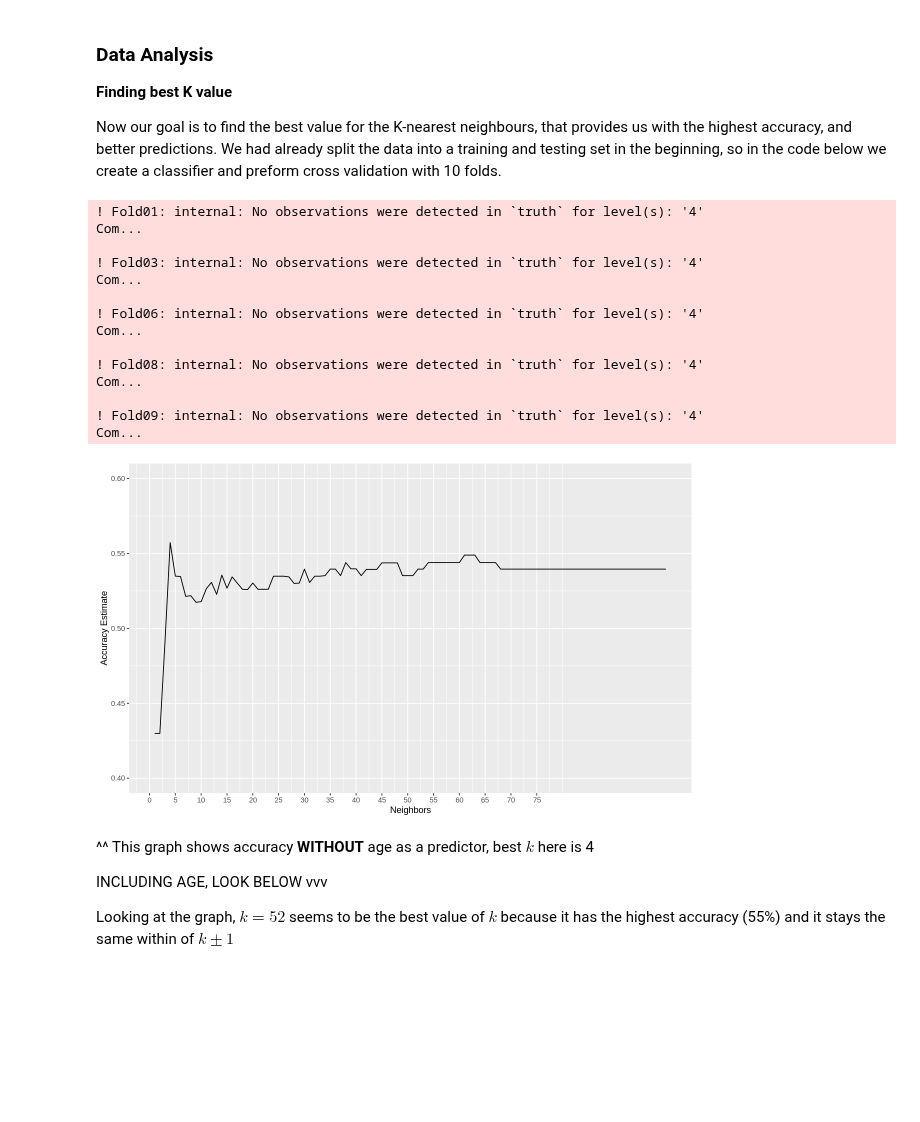
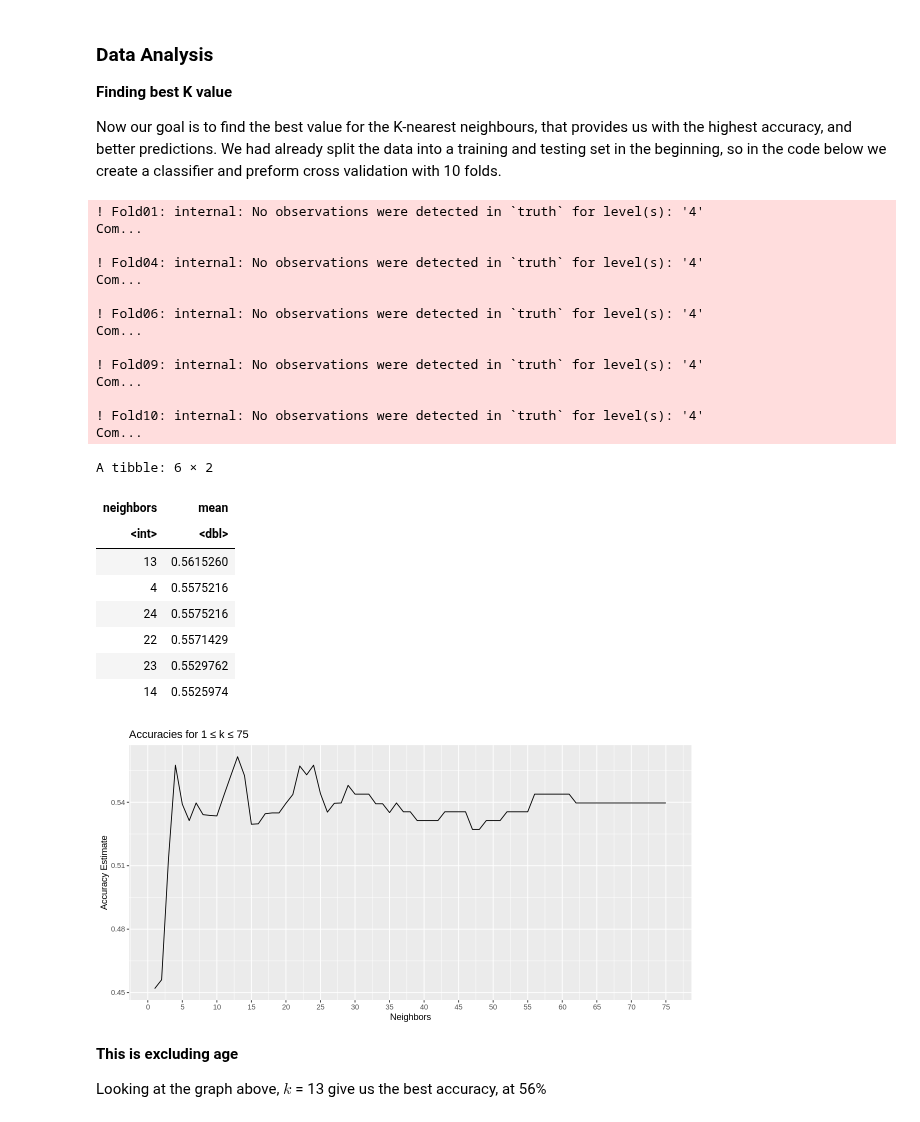
Before and after one commit to Agamchawla/group-29-project, a Jupyter notebook: group_29_project_report.ipynb, the cells around one changed output. Drawn from its saved outputs; the diff is of its cells as text; code cells hidden in the pictures; blank space fills up the shorter version.

Commit message:
redid graph, pulled highest ks

```diff
--- a/group_29_project_report.ipynb
+++ b/group_29_project_report.ipynb
@@ -181,7 +181,7 @@ knn_tune <- nearest_neighbor(weight_func = "rectangular", neighbors = tune()) %>
             set_engine("kknn") %>%
             set_mode("classification")
 
-gridvals <- tibble(neighbors = c(1:100))
+gridvals <- tibble(neighbors = c(1:75))
 
 # Create new workflow using new knn_tune
 knn_results <- workflow() %>%
@@ -195,36 +195,46 @@ knn_results <- workflow() %>%
 ! Fold01: internal: No observations were detected in `truth` for level(s): '4'
 Com...
 
-! Fold03: internal: No observations were detected in `truth` for level(s): '4'
+! Fold04: internal: No observations were detected in `truth` for level(s): '4'
 Com...
 
 ! Fold06: internal: No observations were detected in `truth` for level(s): '4'
 Com...
 
-! Fold08: internal: No observations were detected in `truth` for level(s): '4'
+! Fold09: internal: No observations were detected in `truth` for level(s): '4'
 Com...
 
-! Fold09: internal: No observations were detected in `truth` for level(s): '4'
+! Fold10: internal: No observations were detected in `truth` for level(s): '4'
 Com...
 # %%
-options(repr.plot.width=10, repr.plot.height=6)
+options(repr.plot.width=10, repr.plot.height=5)
 
 #To find best k value filter for accuracies and graph
 accuracies <- knn_results %>%
-      filter(.metric == "accuracy")
+      filter(.metric == "accuracy") %>%
+      select(neighbors, mean) %>%
+      arrange(desc(mean))
 
 accuracy_versus_k <- ggplot(accuracies, aes(x = neighbors, y = mean))+
       #geom_point() +
       geom_line() +
-      labs(x = "Neighbors", y = "Accuracy Estimate") +
-      scale_x_continuous(breaks = seq(0, 75, by = 5)) + #+  # adjusting the x-axis
-      scale_y_continuous(limits = c(0.4, 0.6)) # adjusting the y-axis
+      labs(x = "Neighbors", y = "Accuracy Estimate", title = "Accuracies for 1 ≤ k ≤ 75") +
+      scale_x_continuous(breaks = seq(0, 75, by = 5))  # adjusting the x-axis
+
 accuracy_versus_k
+head(accuracies)
 # %% [output]
+A tibble: 6 × 2
+| neighbors | mean |
+| <int> | <dbl> |
+| 13 | 0.5615260 |
+| 4 | 0.5575216 |
+| 24 | 0.5575216 |
+| 22 | 0.5571429 |
+| 23 | 0.5529762 |
+| 14 | 0.5525974 |
-[figure, old version]
+[figure, new version]
-# %% [markdown]
-^^ This graph shows accuracy **WITHOUT** age as a predictor, best $k$ here is 4
-
-INCLUDING AGE, LOOK BELOW vvv
-
-Looking at the graph, $k = 52$ seems to be the best value of $k$ because it has the highest accuracy (55%) and it stays the same within of $k±1$
+# %% [markdown]
+**This is excluding age**
+
+Looking at the graph above, $k$ = 13 give us the best accuracy, at 56%
```
Also changed, not shown: parts of 1 cell of this notebook.
